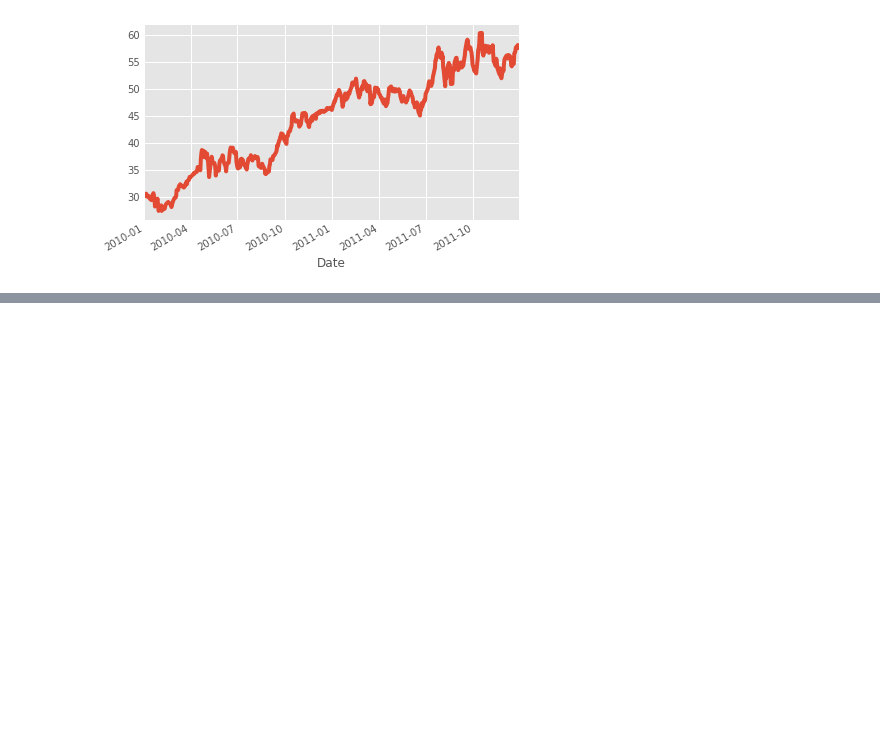
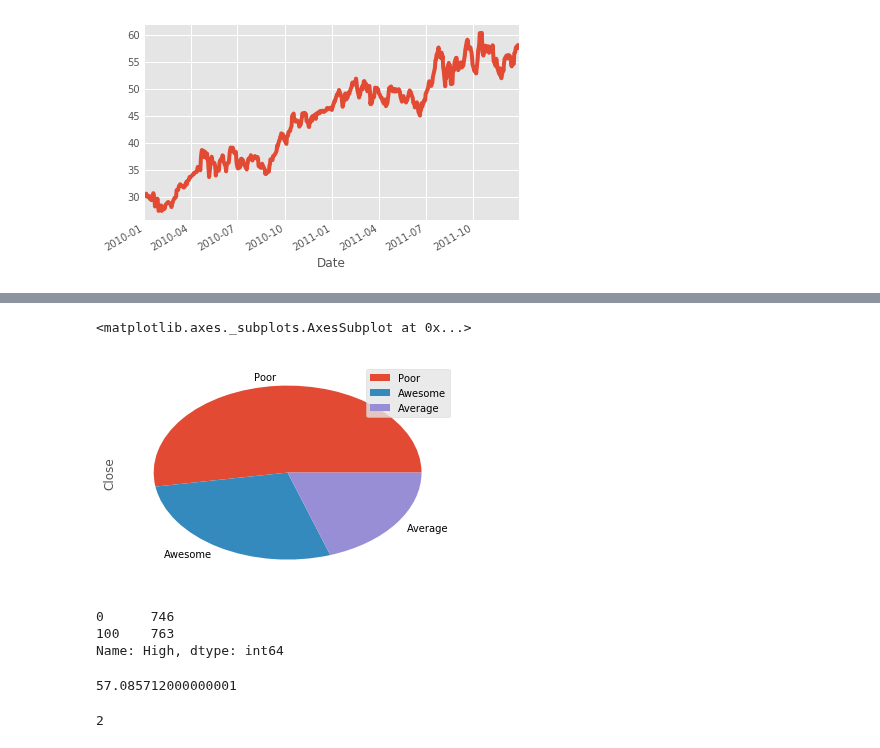
Before and after one commit to sivabalanb/Data-Analysis-with-Pandas-and-Python, a Jupyter notebook: Visualization.ipynb, the cells around one changed output, grey strips where cells are left out. Cells and saved outputs as stored; diff of their text form; code cells hidden in the pictures; blank space fills up the shorter version.

```diff
--- a/Visualization.ipynb
+++ b/Visualization.ipynb
@@ -95,0 +128,8 @@ apple["Close"].plot()
+# %%
+plt.style.use("ggplot")
+
+
+apple["Close"].apply(rank_performance).value_counts().plot(kind="pie",legend=True)
+# %% [output]
+<matplotlib.axes._subplots.AxesSubplot at 0x...>
+[figure, added]
@@ -95,0 +139,14 @@ apple["Close"].plot()
+# %%
+apple['High'].apply(custom_round).value_counts().sort_index()
+# %% [output]
+0      746
+100    763
+Name: High, dtype: int64
+# %%
+apple["High"].min()
+# %% [output]
+57.085712000000001
+# %%
+apple['Low'].apply(custom_round).nunique()
+# %% [output]
+2
```
Also changed, not shown: parts of 7 cells of this notebook, 1 other file.
